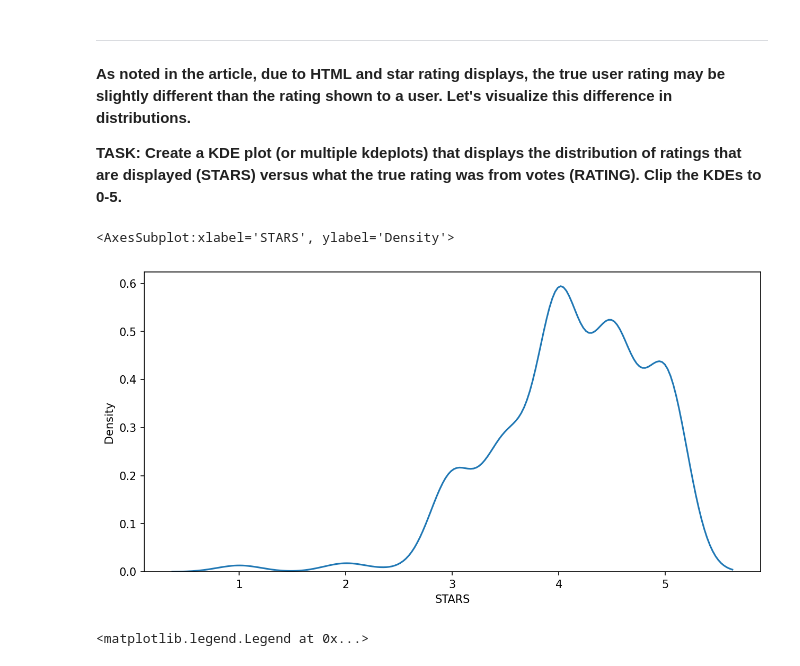
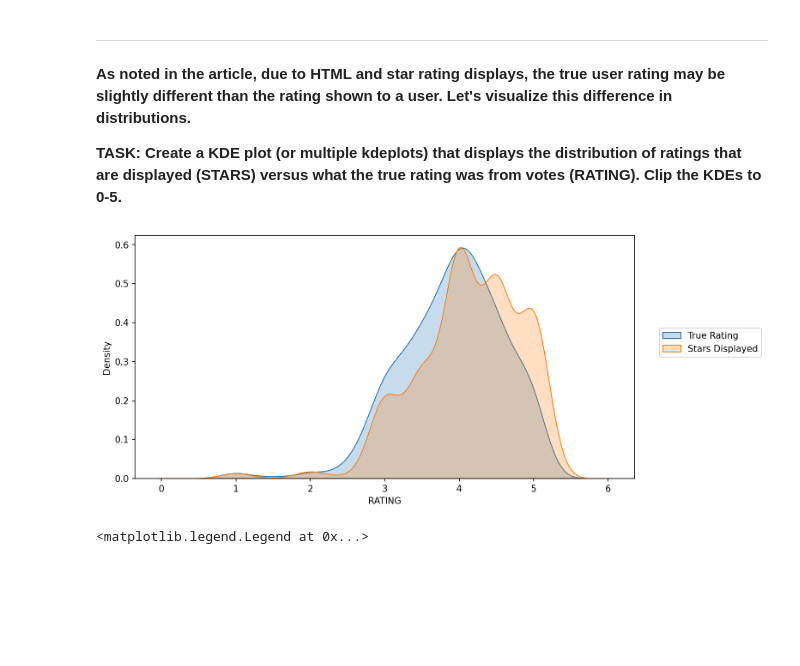
Before and after one commit to Ertugrul-Kurubal/DVwPy-Assigments, a Jupyter notebook: Capstone Project/Capstone-Project.ipynb, the cells around one changed output. Saved outputs shown, nothing was run; the diff lists cells and outputs as text; code cells hidden in the pictures; blank space fills up the shorter version.

Commit message:
Kdeplot

```diff
--- a/Capstone Project/Capstone-Project.ipynb
+++ b/Capstone Project/Capstone-Project.ipynb
@@ -311,10 +311,12 @@ votes_film
 # %%
 #CODE HERE
 plt.figure(figsize=(10,5),dpi=150)
-sns.kdeplot(x="STARS", data=votes_film)
+sns.kdeplot(x="RATING", data=votes_film,shade=True,label="True Rating")
+sns.kdeplot(x="STARS", data=votes_film,shade=True,label="Stars Displayed")
+# plt.xlim(0,5)
+plt.legend(loc=(1.05,0.5));
 # %% [output]
-<AxesSubplot:xlabel='STARS', ylabel='Density'>
-[figure, old version]
+[figure, new version]
 # %%
 # %% [output]
 <matplotlib.legend.Legend at 0x...>
```
